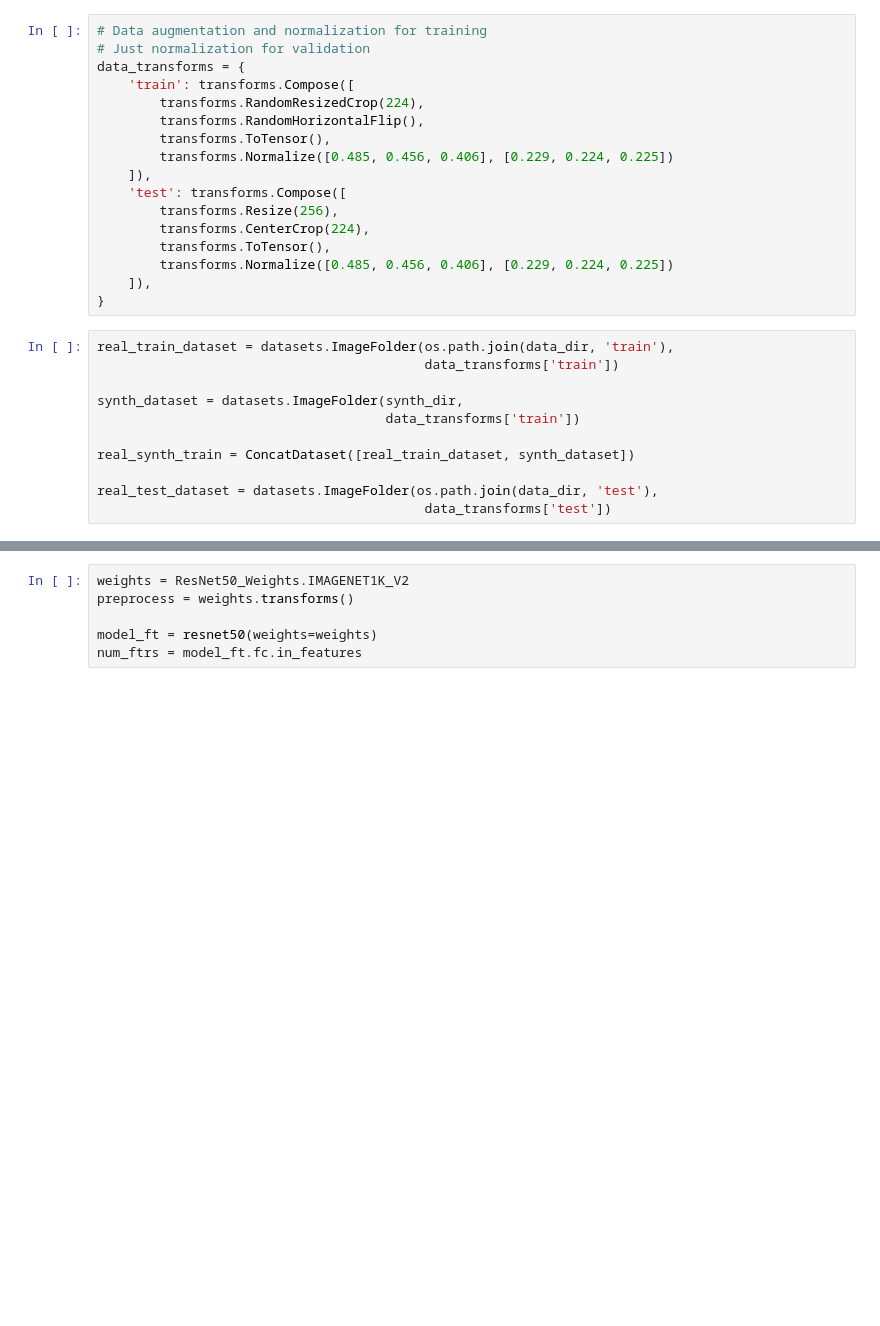
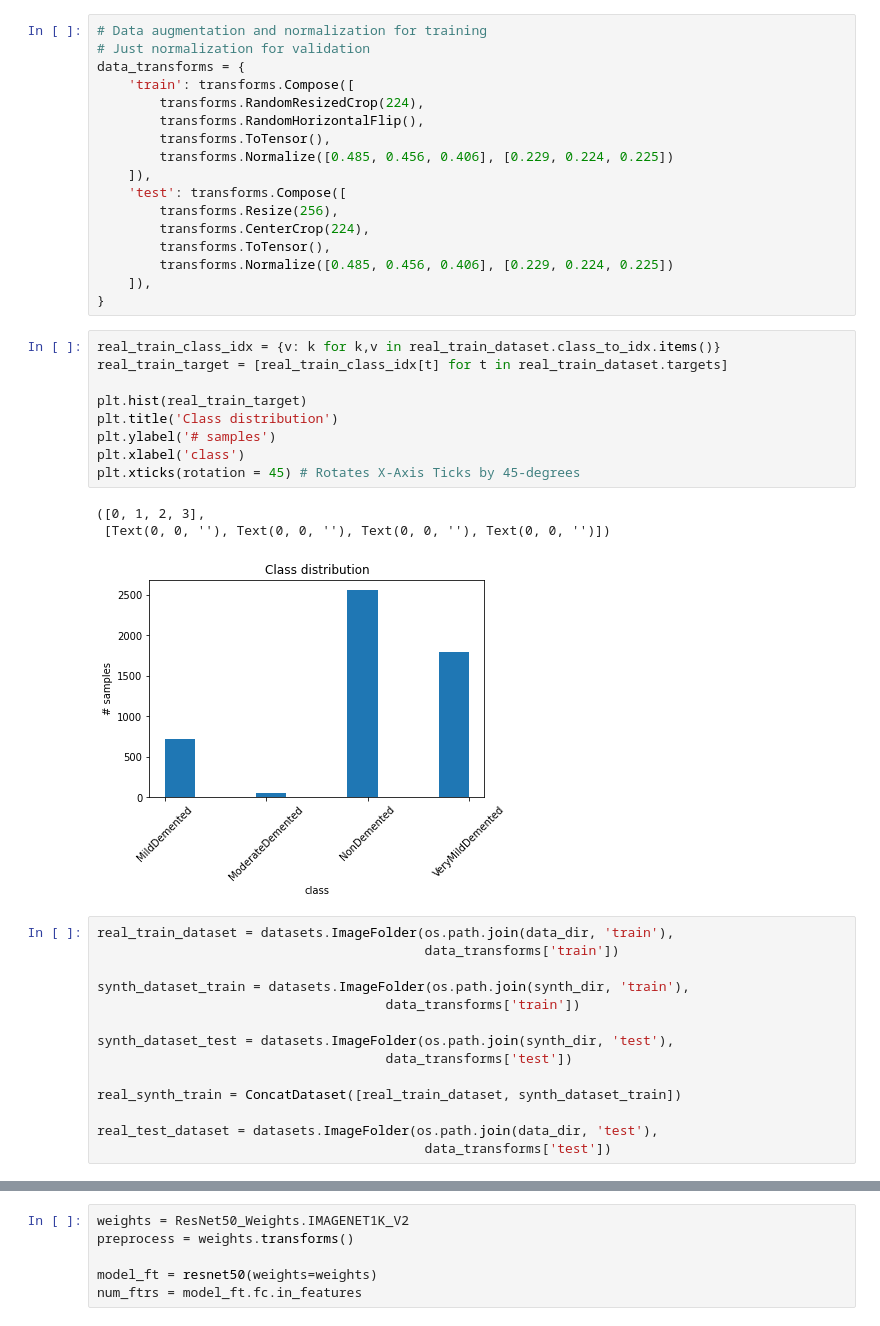
Before and after one commit to diogo-aos/iseg_07_ppai_group, a Jupyter notebook: exer1/exer1.ipynb, the cells around one changed output, grey strips where cells are left out. Saved outputs shown, nothing was run; the diff lists cells and outputs as text; blank space fills up the shorter version.

Commit message:
class distribution plot in exer1 notebook; prepare notebooks for final submission

```diff
--- a/exer1/exer1.ipynb
+++ b/exer1/exer1.ipynb
@@ -42,14 +48,30 @@ data_transforms = {
         transforms.Normalize([0.485, 0.456, 0.406], [0.229, 0.224, 0.225])
     ]),
 }
+# %%
+real_train_class_idx = {v: k for k,v in real_train_dataset.class_to_idx.items()}
+real_train_target = [real_train_class_idx[t] for t in real_train_dataset.targets]
+
+plt.hist(real_train_target)
+plt.title('Class distribution')
+plt.ylabel('# samples')
+plt.xlabel('class')
+plt.xticks(rotation = 45) # Rotates X-Axis Ticks by 45-degrees
+# %% [output]
+([0, 1, 2, 3],
+ [Text(0, 0, ''), Text(0, 0, ''), Text(0, 0, ''), Text(0, 0, '')])
+[figure, added]
 # %%
 real_train_dataset = datasets.ImageFolder(os.path.join(data_dir, 'train'),
                                           data_transforms['train'])
 
-synth_dataset = datasets.ImageFolder(synth_dir,
+synth_dataset_train = datasets.ImageFolder(os.path.join(synth_dir, 'train'),
                                      data_transforms['train'])
 
-real_synth_train = ConcatDataset([real_train_dataset, synth_dataset])
+synth_dataset_test = datasets.ImageFolder(os.path.join(synth_dir, 'test'),
+                                     data_transforms['test'])
+
+real_synth_train = ConcatDataset([real_train_dataset, synth_dataset_train])
 
 real_test_dataset = datasets.ImageFolder(os.path.join(data_dir, 'test'),
                                           data_transforms['test'])
```
Also changed, not shown: parts of 35 cells of this notebook, 3 other files.
